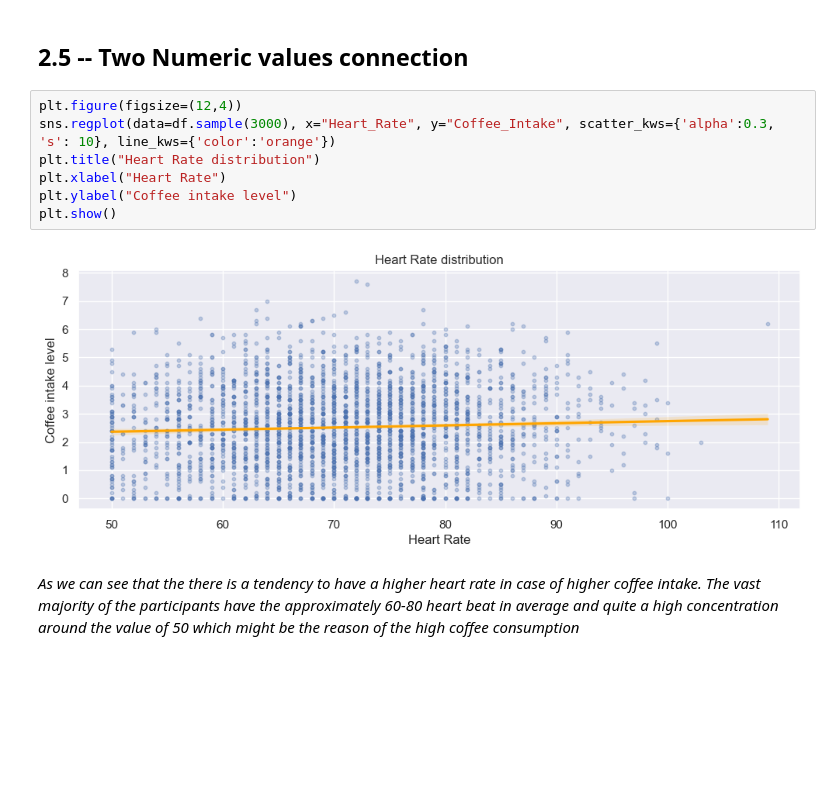
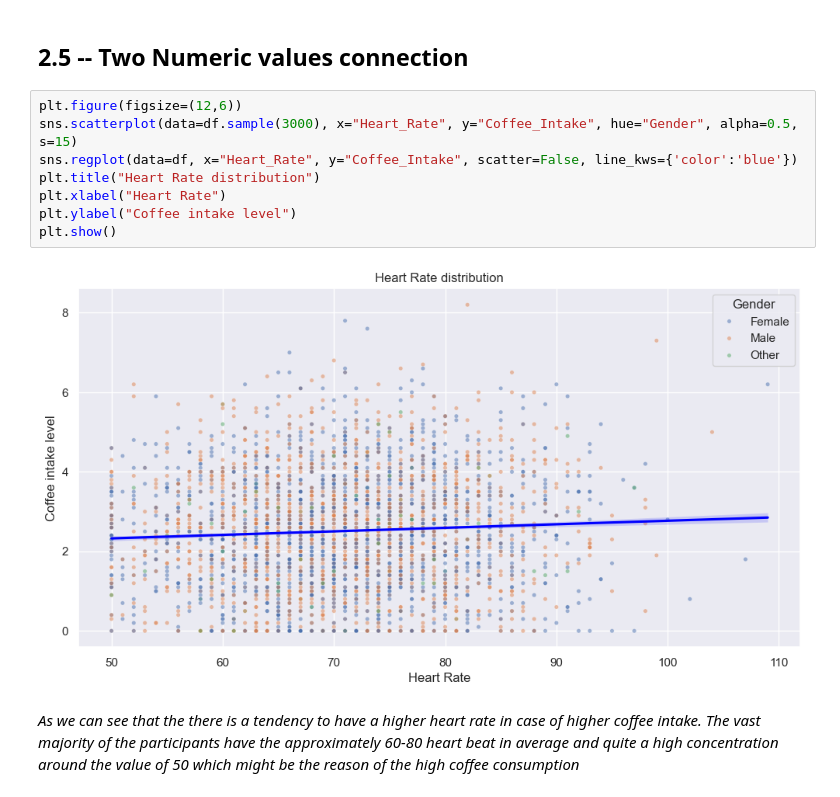
Before and after one commit to OnishchenkoDaria/data-processing-labs, a Jupyter notebook: lab_2/sample.ipynb, the cells around one changed output. Drawn from its saved outputs; the diff is of its cells as text; blank space fills up the shorter version.

Commit message:
refactor: changed 2.5 to scatterplot to have the color indexation with the third parameter as a category

```diff
--- a/lab_2/sample.ipynb
+++ b/lab_2/sample.ipynb
@@ -220,14 +221,15 @@ _As we can see from the pie diagram the distribution between participants' occup
 # %% [markdown]
 ## 2.5 -- Two Numeric values connection
 # %%
-plt.figure(figsize=(12,4))
-sns.regplot(data=df.sample(3000), x="Heart_Rate", y="Coffee_Intake", scatter_kws={'alpha':0.3, 's': 10}, line_kws={'color':'orange'})
+plt.figure(figsize=(12,6))
+sns.scatterplot(data=df.sample(3000), x="Heart_Rate", y="Coffee_Intake", hue="Gender", alpha=0.5, s=15)
+sns.regplot(data=df, x="Heart_Rate", y="Coffee_Intake", scatter=False, line_kws={'color':'blue'})
 plt.title("Heart Rate distribution")
 plt.xlabel("Heart Rate")
 plt.ylabel("Coffee intake level")
 plt.show()
 # %% [output]
-[figure, old version]
+[figure, new version]
 # %% [markdown]
 _As we can see that the there is a tendency to have a higher heart rate in case of higher coffee intake. The vast majority of the participants have the approximately 60-80 heart beat in average and quite a high concentration around the value of 50 which might be the reason of the high coffee consumption_
 # %% [markdown]
```
Also changed, not shown: parts of 1 cell of this notebook.
